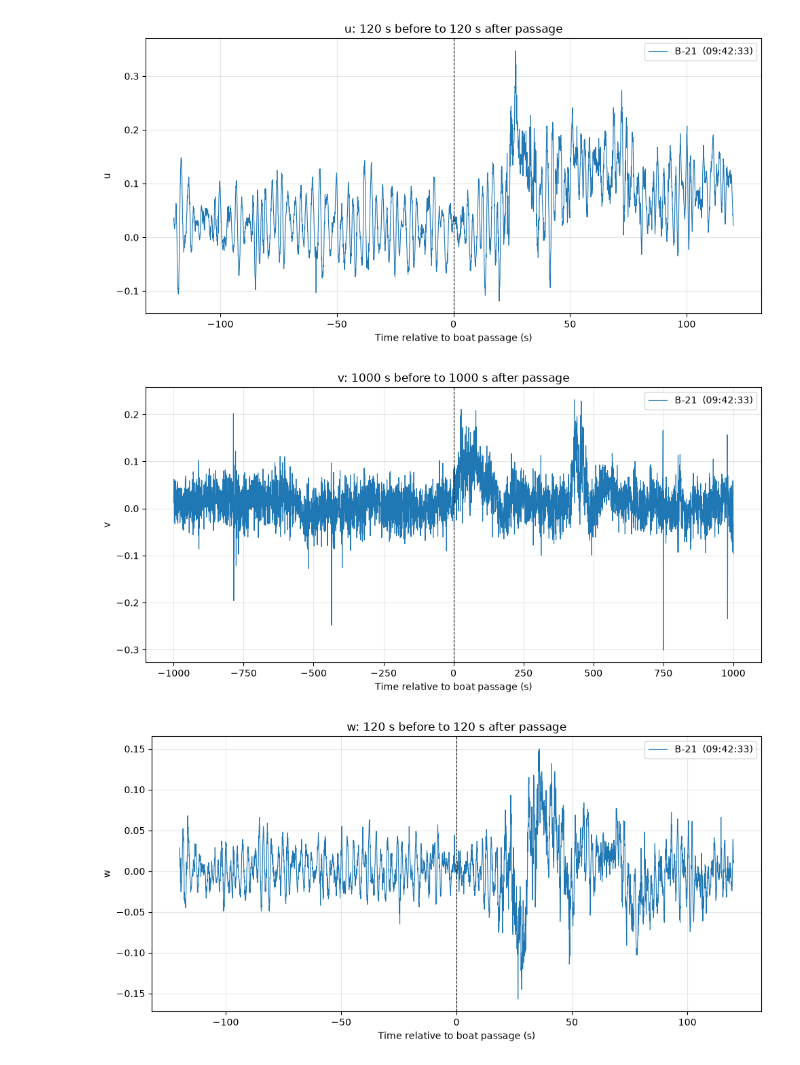
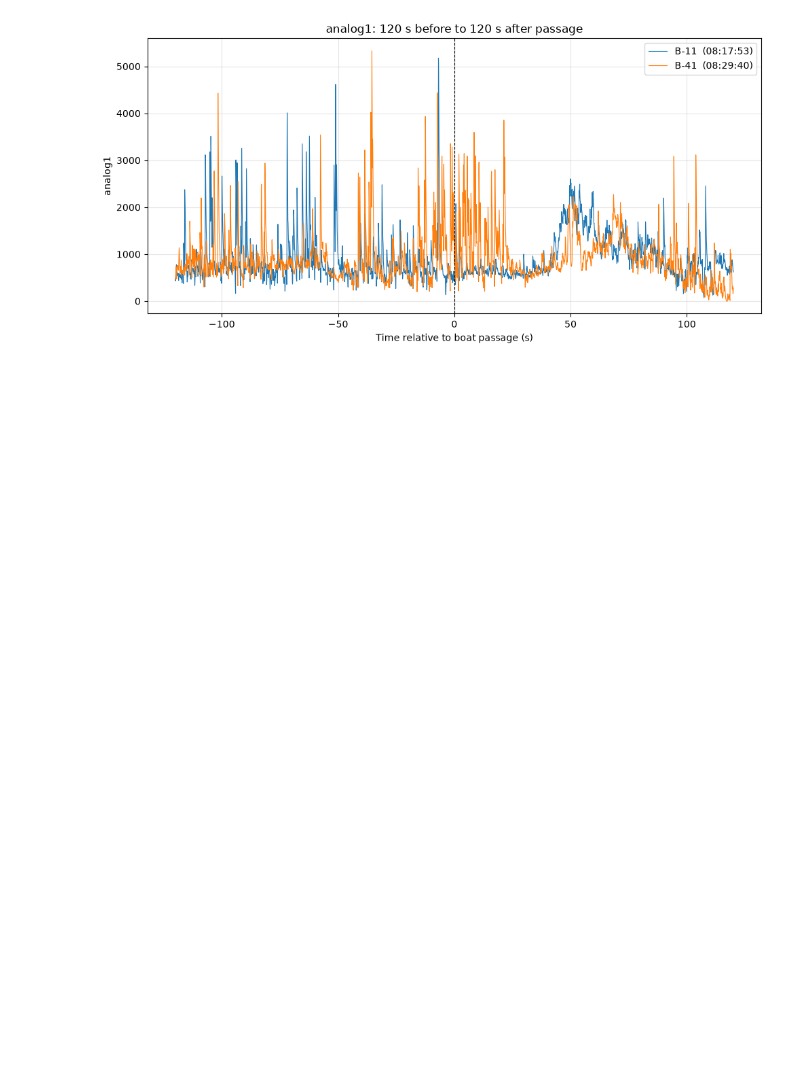
Before and after one commit to Florent11a/MDP, a Jupyter notebook: Plots.ipynb, the cells around one changed output. Drawn from its saved outputs; the diff is of its cells as text; code cells hidden in the pictures; blank space fills up the shorter version.

```diff
--- a/Plots.ipynb
+++ b/Plots.ipynb
@@ -187,18 +187,16 @@ def plot_overlay(data, ids, before=120, after=120, col="analog1"):
         plt.tight_layout()
         plt.show()
 # %%
-plot_overlay(df, "B-21", before = 120, after = 120, col = "u")                       # one manoeuvre
+plot_overlay(df, ["B-11", "B-41"], before = 120, after = 120, col = "analog1")                       # one manoeuvre
 
-plot_overlay(df, "B-21", before = 1000, after = 1000, col = "v")
-plot_overlay(df, "B-21", before = 120, after = 120, col = "w")                       # one manoeuvre
+#plot_overlay(df, "B-21", before = 1000, after = 1000, col = "v")
+#plot_overlay(df, "B-21", before = 120, after = 120, col = "w")                       # one manoeuvre
                    # one manoeuvre
 #plot_overlay(df, ["B-11", "B-12"], col="analog")    # a few
 #plot_overlay(df, "B", col="analog1")                 # every B manoeuvre
 #plot_overlay(df, "A1")                         # every A1 manoeuvre
 # %% [output]
-[figure, old version]
+[figure, new version]
-[figure, removed]
-[figure, removed]
 # %% [markdown]
 <a style='text-decoration:none;line-height:16px;display:flex;color:#5B5B62;padding:10px;justify-content:end;' href='https://deepnote.com?utm_source=created-in-deepnote-cell&projectId=cb8feeb3-afee-4b20-ab89-f0abd9348b44' target="_blank">
 <img alt='Created in deepnote.com' style='display:inline;max-height:16px;margin:0px;margin-right:7.5px;' src='embedded-picture-1' />
```
